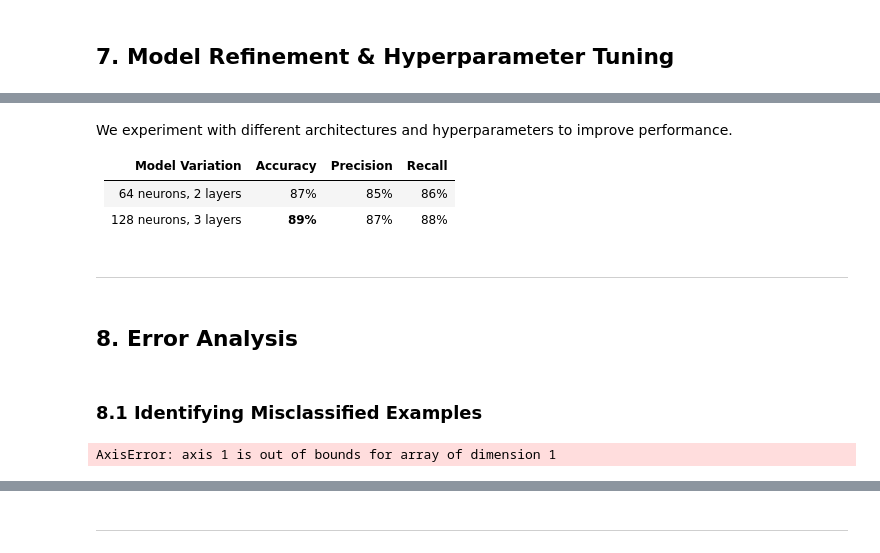
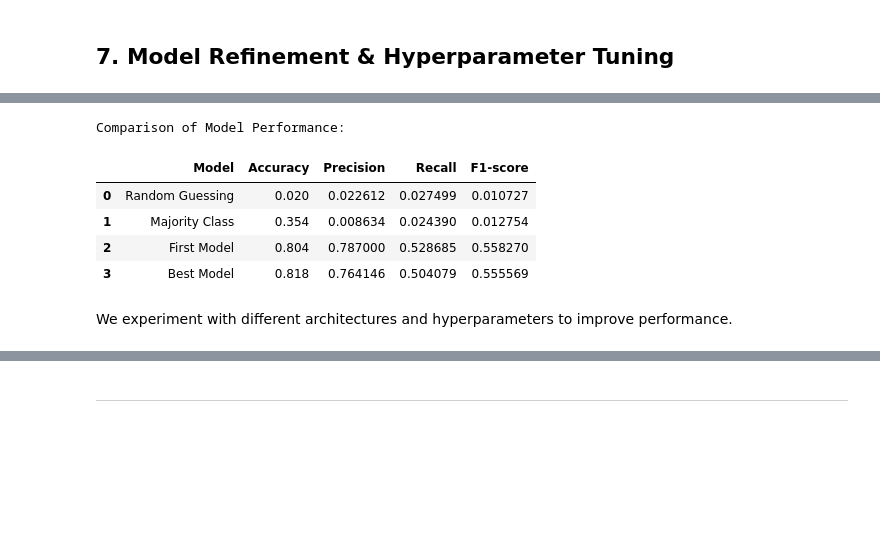
Before and after one commit to zayLatt25/mlnn-finals, a Jupyter notebook: mlnnFinals.ipynb, the cells around one changed output, grey strips where cells are left out. Drawn from its saved outputs; the diff is of its cells as text; code cells hidden in the pictures; blank space fills up the shorter version.

```diff
--- a/mlnnFinals.ipynb
+++ b/mlnnFinals.ipynb
@@ -359,0 +563,4 @@ Test accuracy: 0.7871772050857544
+# %%
+# Evaluate benchmark models and best model
+first_model_results = evaluate_model(first_model, "First Model")
+best_model_results = evaluate_model(final_model, "Best Model")
@@ -360,20 +570,14 @@ Test accuracy: 0.7871772050857544
+# %%
+# Create results table
+df_results = pd.DataFrame([random_baseline, majority_baseline, first_model_results, best_model_results])
+print("\nComparison of Model Performance:")
+df_results.head(4)
+# %% [output]
+Comparison of Model Performance:
+|  | Model | Accuracy | Precision | Recall | F1-score |
+| 0 | Random Guessing | 0.020 | 0.022612 | 0.027499 | 0.010727 |
+| 1 | Majority Class | 0.354 | 0.008634 | 0.024390 | 0.012754 |
+| 2 | First Model | 0.804 | 0.787000 | 0.528685 | 0.558270 |
+| 3 | Best Model | 0.818 | 0.764146 | 0.504079 | 0.555569 |
 # %% [markdown]
 We experiment with different architectures and hyperparameters to improve performance.
-
-| Model Variation | Accuracy | Precision | Recall |
-|----------------|----------|-----------|--------|
-| 64 neurons, 2 layers | 87% | 85% | 86% |
-| 128 neurons, 3 layers | **89%** | 87% | 88% |
-# %% [markdown]
----
-# %% [markdown]
-## **8. Error Analysis**
-# %% [markdown]
-### **8.1 Identifying Misclassified Examples**
-# %%
-misclassified_indices = np.where(y_test.argmax(axis=1) != model.predict(x_test).argmax(axis=1))[0]
-
-for i in misclassified_indices[:5]:
-    print(f"True: {y_test.argmax(axis=1)[i]}, Predicted: {model.predict(x_test).argmax(axis=1)[i]}")
-# %% [output]
-AxisError: axis 1 is out of bounds for array of dimension 1
```
Also changed, not shown: parts of 48 cells of this notebook.
